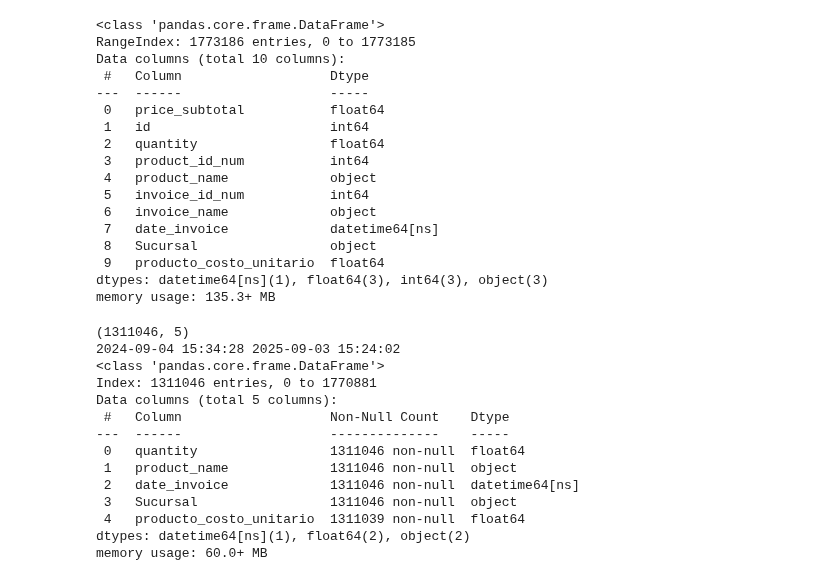
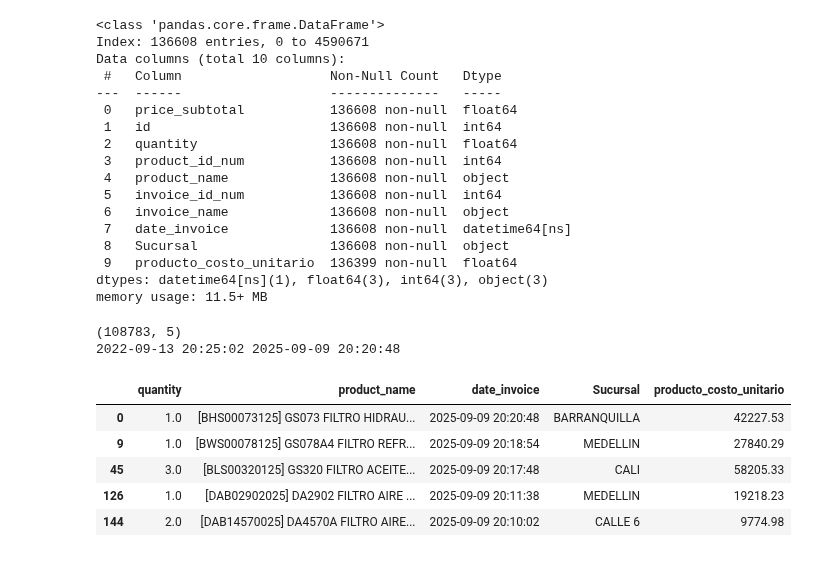
Before and after one commit to FiltrosDonsson/Proyectos-Data-analyst, a Jupyter notebook: MODELO ABASTECIMIENTO/ema1año.ipynb, the cells around one changed output. Saved outputs shown, nothing was run; the diff lists cells and outputs as text; code cells hidden in the pictures.

```diff
--- a/MODELO ABASTECIMIENTO/ema1año.ipynb
+++ b/MODELO ABASTECIMIENTO/ema1año.ipynb
@@ -76,59 +76,57 @@ def extraer_sucursal(nombre):
 df["Sucursal"] = df["invoice_name"].apply(extraer_sucursal)
 # %%
 df = pd.merge(df,df_p,on='product_name',how="left")
+# --- Dejar solo facturas únicas ---
+df = df.drop_duplicates(subset=["invoice_id_num"]).copy()
+
+
 df.info()
 # %% [output]
 <class 'pandas.core.frame.DataFrame'>
-RangeIndex: 1773186 entries, 0 to 1773185
+Index: 136608 entries, 0 to 4590671
 Data columns (total 10 columns):
- #   Column                   Dtype
----  ------                   -----
- 0   price_subtotal           float64
- 1   id                       int64
- 2   quantity                 float64
- 3   product_id_num           int64
- 4   product_name             object
- 5   invoice_id_num           int64
- 6   invoice_name             object
- 7   date_invoice             datetime64[ns]
- 8   Sucursal                 object
- 9   producto_costo_unitario  float64
+ #   Column                   Non-Null Count   Dtype
+---  ------                   --------------   -----
+ 0   price_subtotal           136608 non-null  float64
+ 1   id                       136608 non-null  int64
+ 2   quantity                 136608 non-null  float64
+ 3   product_id_num           136608 non-null  int64
+ 4   product_name             136608 non-null  object
+ 5   invoice_id_num           136608 non-null  int64
+ 6   invoice_name             136608 non-null  object
+ 7   date_invoice             136608 non-null  datetime64[ns]
+ 8   Sucursal                 136608 non-null  object
+ 9   producto_costo_unitario  136399 non-null  float64
 dtypes: datetime64[ns](1), float64(3), int64(3), object(3)
-memory usage: 135.3+ MB
+memory usage: 11.5+ MB
 # %%
 df = df[df["Sucursal"]!= "VENDEDOR EXTERNO"]
 
 df = df[["quantity","product_name","date_invoice","Sucursal","producto_costo_unitario"]]
 
 # Aseguramos que la columna sea datetime (por si acaso)
 df["date_invoice"] = pd.to_datetime(df["date_invoice"])
 
 # Tomamos la fecha máxima del DF
 fecha_max = df["date_invoice"].max()
 
 # Calculamos el límite de un año atrás
-fecha_min = fecha_max - pd.Timedelta(weeks=52)
+fecha_min = fecha_max - pd.Timedelta(weeks=156)
 
 # Filtramos
-df_12_semanas = df[df["date_invoice"] >= fecha_min]
+df_1_año= df[df["date_invoice"] >= fecha_min]
 
-print(df_12_semanas.shape)
-print(df_12_semanas["date_invoice"].min(), df_12_semanas["date_invoice"].max())
+print(df_1_año.shape)
+print(df_1_año["date_invoice"].min(), df_1_año["date_invoice"].max())
 
 
-df_12_semanas.info()
+df_1_año.head(5)
 # %% [output]
-(1311046, 5)
-2024-09-04 15:34:28 2025-09-03 15:24:02
-<class 'pandas.core.frame.DataFrame'>
-Index: 1311046 entries, 0 to 1770881
-Data columns (total 5 columns):
- #   Column                   Non-Null Count    Dtype
----  ------                   --------------    -----
- 0   quantity                 1311046 non-null  float64
- 1   product_name             1311046 non-null  object
- 2   date_invoice             1311046 non-null  datetime64[ns]
- 3   Sucursal                 1311046 non-null  object
- 4   producto_costo_unitario  1311039 non-null  float64
-dtypes: datetime64[ns](1), float64(2), object(2)
-memory usage: 60.0+ MB
+(108783, 5)
+2022-09-13 20:25:02 2025-09-09 20:20:48
+|  | quantity | product_name | date_invoice | Sucursal | producto_costo_unitario |
+| 0 | 1.0 | [BHS00073125] GS073 FILTRO HIDRAU... | 2025-09-09 20:20:48 | BARRANQUILLA | 42227.53 |
+| 9 | 1.0 | [BWS00078125] GS078A4 FILTRO REFR... | 2025-09-09 20:18:54 | MEDELLIN | 27840.29 |
+| 45 | 3.0 | [BLS00320125] GS320 FILTRO ACEITE... | 2025-09-09 20:17:48 | CALI | 58205.33 |
+| 126 | 1.0 | [DAB02902025] DA2902 FILTRO AIRE ... | 2025-09-09 20:11:38 | MEDELLIN | 19218.23 |
+| 144 | 2.0 | [DAB14570025] DA4570A FILTRO AIRE... | 2025-09-09 20:10:02 | CALLE 6 | 9774.98 |
```
Also changed, not shown: parts of 11 cells of this notebook, 6 other files.
